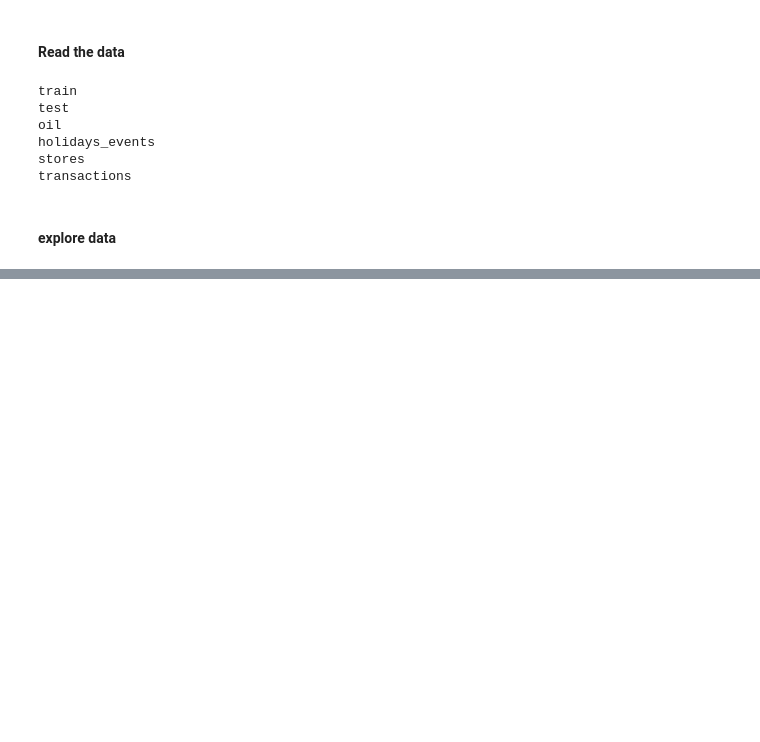
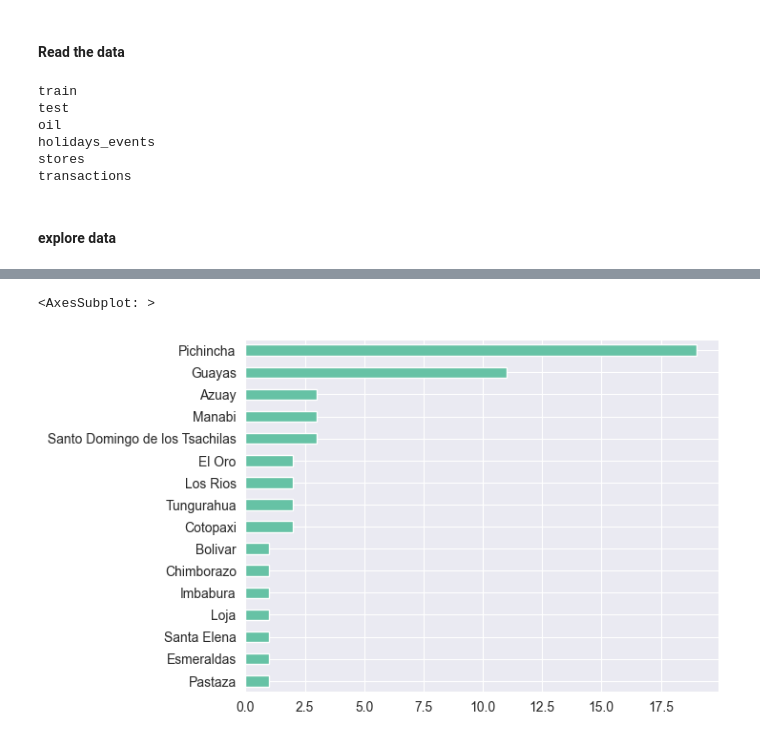
Before and after one commit to aakmalf/projects, a Jupyter notebook: store-sales/data.ipynb, the cells around one changed output, grey strips where cells are left out. Cells and saved outputs as stored; diff of their text form; code cells hidden in the pictures; blank space fills up the shorter version.

```diff
--- a/store-sales/data.ipynb
+++ b/store-sales/data.ipynb
@@ -36,0 +402,7 @@ transactions
+# %%
+stores["state"].value_counts().sort_values().plot(kind='barh')
+
+### maybe you can add anotate to the bar
+# %% [output]
+<AxesSubplot: >
+[figure, added]
```
Also changed, not shown: parts of 69 cells of this notebook.
